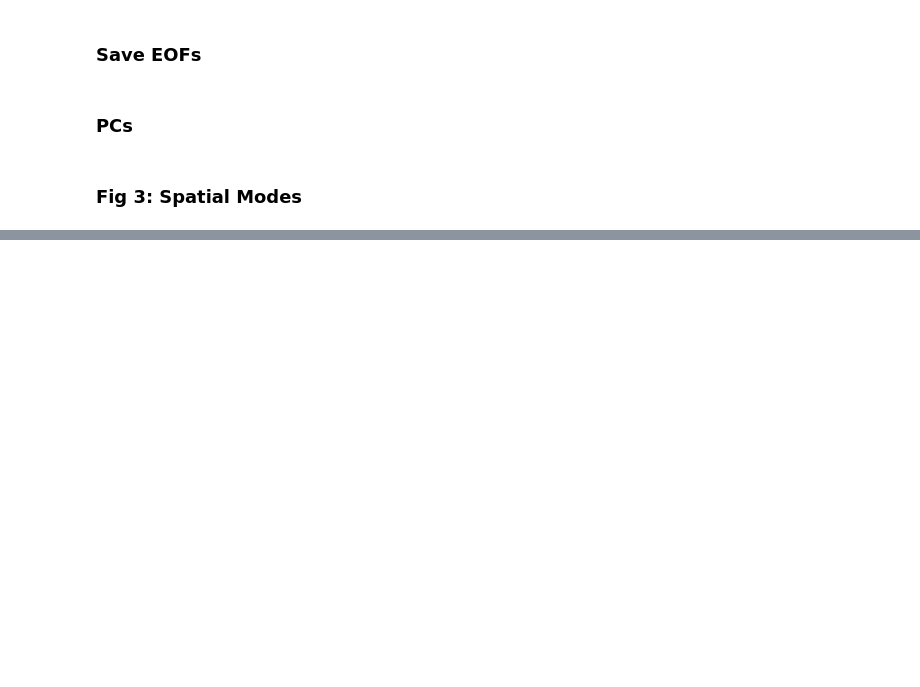
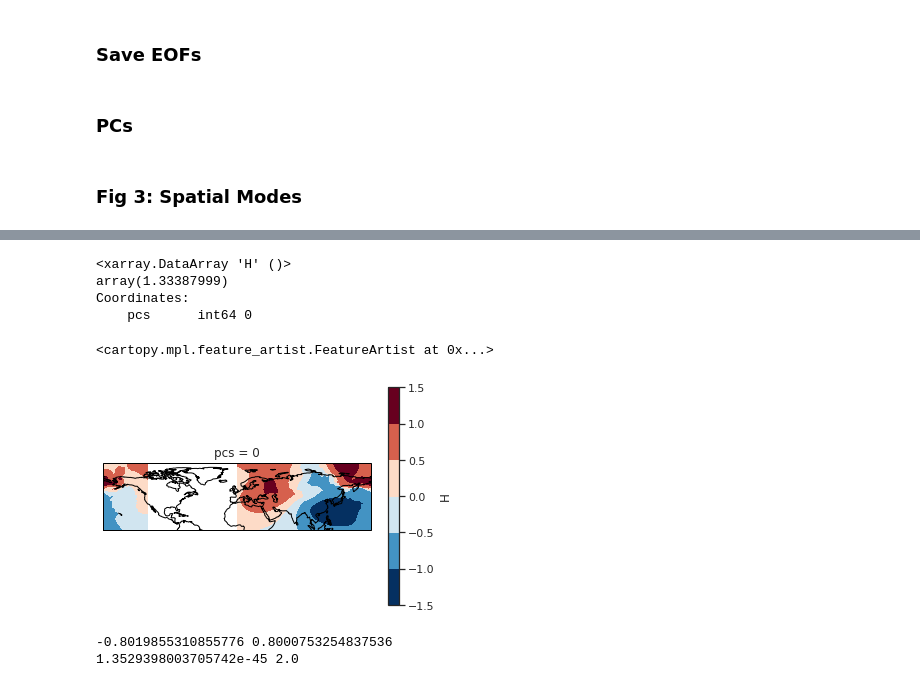
Before and after one commit to dlnash/AR_types, a Jupyter notebook: analysis/eof_multi_variate.ipynb, the cells around one changed output, grey strips where cells are left out. Saved outputs shown, nothing was run; the diff lists cells and outputs as text; code cells hidden in the pictures; blank space fills up the shorter version.

Commit message:
added pvalue and correlation with PCs

```diff
--- a/analysis/eof_multi_variate.ipynb
+++ b/analysis/eof_multi_variate.ipynb
@@ -607,0 +786,7 @@ display(Image(plotFile))
+# %%
+# put PCS into dataset object
+npcs = 2
+ds_pc = xr.Dataset({'pc': (['time', 'pcs'], evecs[:,0:npcs])},
+                      coords={'time': (['time'], ds_ar.time.values),
+                              'pcs': (['pcs'], np.arange(npcs))})
+ds_pc.pc.sel(pcs=0)
@@ -607,0 +811,6 @@ display(Image(plotFile))
+# %%
+# select the pc to correlate
+pc1 = ds_pc.pc.sel(pcs=0)
+# calculate statistics between AR ds and PCs
+cov,cor,slope,intercept,pval,stderr = lag_linregress_3D(x=pc1, y=ds_ar, n=total_events)
+cor
@@ -607,0 +837,54 @@ display(Image(plotFile))
+# %%
+cor.H.max()
+# %% [output]
+<xarray.DataArray 'H' ()>
+array(1.33387999)
+Coordinates:
+    pcs      int64 0
+# %%
+ax = plt.axes(projection=ccrs.PlateCarree())
+cor.H.isel(level=0).plot.contourf(ax=ax, transform=ccrs.PlateCarree())
+ax.coastlines()
+# %% [output]
+<cartopy.mpl.feature_artist.FeatureArtist at 0x...>
+[figure, added]
+# %%
+# Panel Plot of Correlation with EOF1 and EOF2
+
+# Data for plotting extratropics
+lons = ds_ar.lon.data
+lats = ds_ar.lat.data
+## stack results into single data array
+data = np.vstack((cormaph250, cormapq250, cormapv250, cormapu250))
+data2 = np.vstack((cormaph850, cormapq850, cormapv850, cormapu850))
+
+## stack pval results into single data array
+pvaldata = np.vstack((pvalh250, pvalq250, pvalv250, pvalu250))
+pvaldata2 = np.vstack((pvalh850, pvalq850, pvalv850, pvalu850))
+
+print(np.min(data), np.max(data))
+print(np.min(pvaldata), np.max(pvaldata))
+
+EOF_labels = ['EOF1']
+
+# Set up projection
+mapcrs = ccrs.PlateCarree()
+datacrs = ccrs.PlateCarree()
+
+# Set tick/grid locations
+dx = np.arange(lonmin,lonmax+20,20)
+dy = np.arange(latmin,latmax+20,20)
+
+nplots=8
+
+# subtitles
+eof_label = [ ]
+pool = cycle(['1', '2'])
+for k in range(nplots):
+    neof = next(pool)
+    eof_label.append("EOF{0}".format(neof))
+
+var_label = ['H', 'H', 'Q', 'Q', 'V', 'V', 'U', 'U']
+# %% [output]
+-0.8019855310855776 0.8000753254837536
+1.3529398003705742e-45 2.0
```
Also changed, not shown: parts of 36 cells of this notebook, 33 other files.
